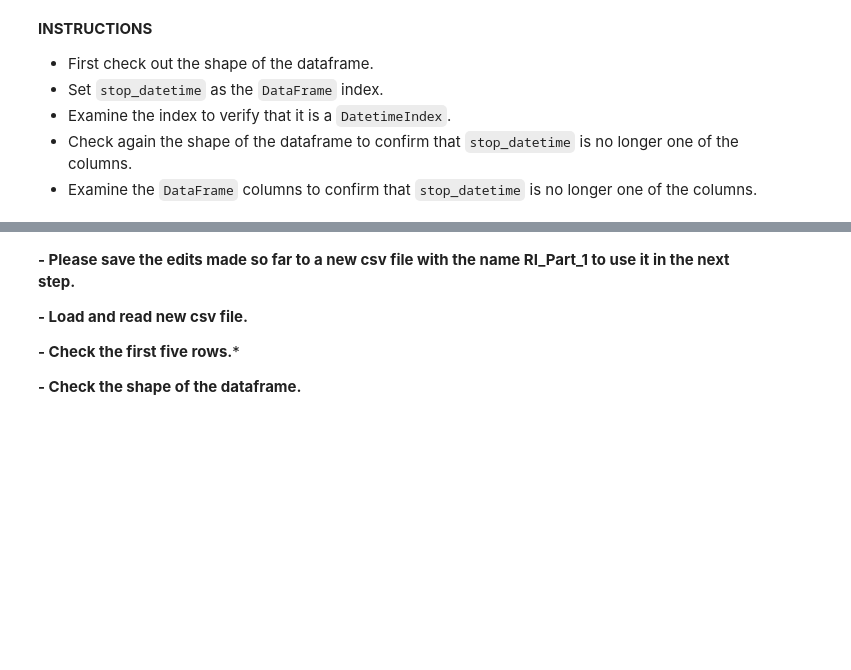
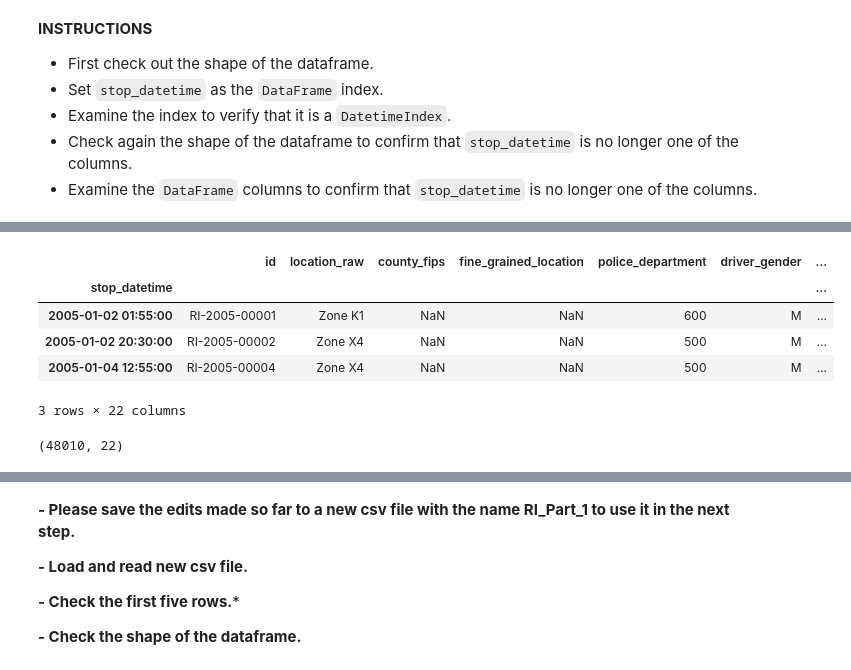
Before and after one commit to Bir01/02_DATA_SCIENCE_DATA_ANALYTICS_MODULE, a Jupyter notebook: 2- Weekly Agendas/Week_5/TrafficPoliceStopProject_Part-1_Preparing_week5_Birgül.ipynb, the cells around one changed output, grey strips where cells are left out. Drawn from its saved outputs; the diff is of its cells as text; code cells hidden in the pictures; blank space fills up the shorter version.

```diff
--- a/2- Weekly Agendas/Week_5/TrafficPoliceStopProject_Part-1_Preparing_week5_Birgül.ipynb
+++ b/2- Weekly Agendas/Week_5/TrafficPoliceStopProject_Part-1_Preparing_week5_Birgül.ipynb
@@ -391,0 +412,13 @@ The last step that you'll take in this chapter is to set the ``stop_datetime`` c
+# %%
+ri.head(3)
+# %% [output]
+|  | id | location_raw | county_fips | fine_grained_location | police_department | driver_gender | ... |
+| stop_datetime |  |  |  |  |  |  | ... |
+| 2005-01-02 01:55:00 | RI-2005-00001 | Zone K1 | NaN | NaN | 600 | M | ... |
+| 2005-01-02 20:30:00 | RI-2005-00002 | Zone X4 | NaN | NaN | 500 | M | ... |
+| 2005-01-04 12:55:00 | RI-2005-00004 | Zone X4 | NaN | NaN | 500 | M | ... |
+3 rows × 22 columns
+# %%
+ri.shape
+# %% [output]
+(48010, 22)
```
Also changed, not shown: parts of 23 cells of this notebook, 2 other files.
